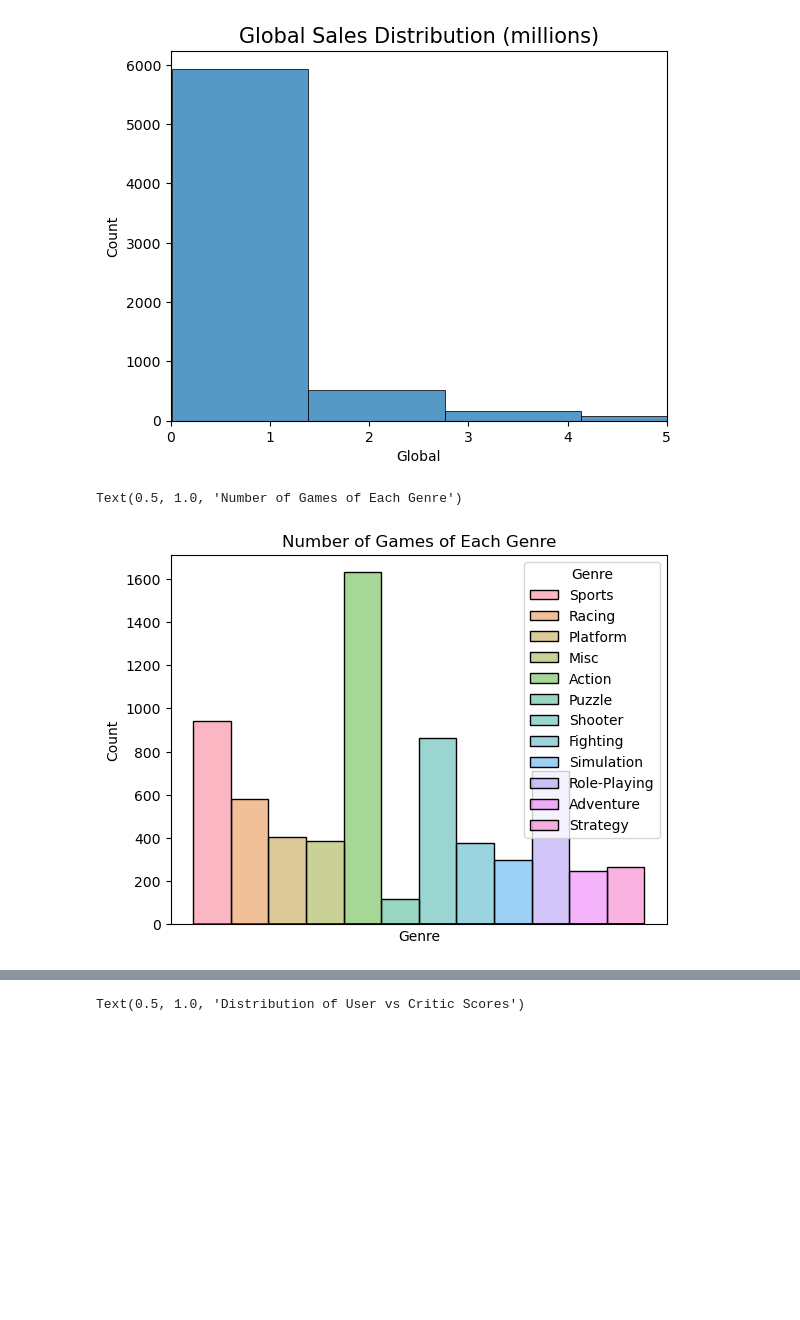
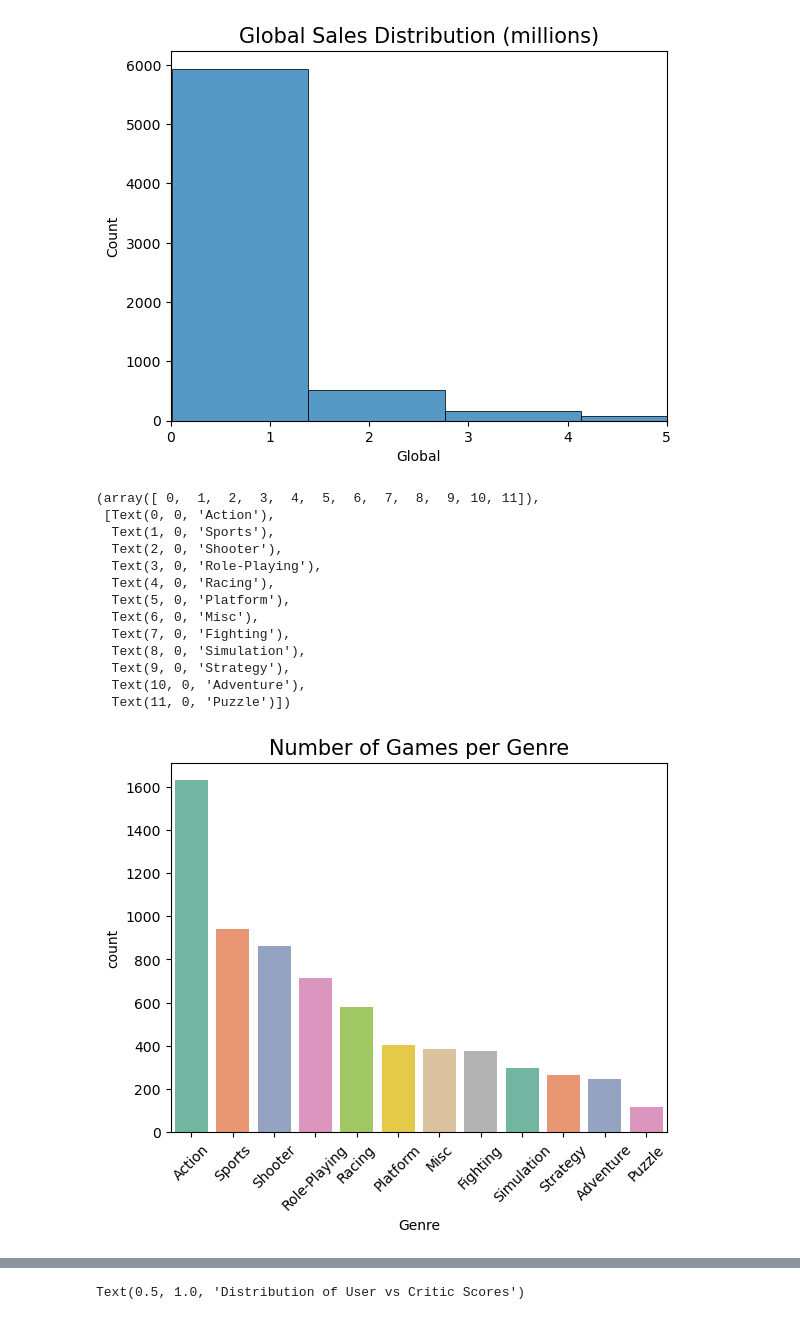
Before and after one commit to YanaStefanovich/EDA-Video-Game-Sales, a Jupyter notebook: Games.ipynb, the cells around one changed output, grey strips where cells are left out. Cells and saved outputs as stored; diff of their text form; code cells hidden in the pictures; blank space fills up the shorter version.

```diff
--- a/Games.ipynb
+++ b/Games.ipynb
@@ -158,10 +173,22 @@ plt.title('Global Sales Distribution (millions)', fontsize = 15)
 Text(0.5, 1.0, 'Global Sales Distribution (millions)')
 [figure]
 # %%
-sns.histplot(data = df, x = 'Genre', hue = 'Genre')
-plt.xticks([], [])
-plt.title('Number of Games of Each Genre')
+sns.countplot(data=df, x="Genre", order=df["Genre"].value_counts().index, palette="Set2")
+plt.title("Number of Games per Genre", fontsize=15)
+plt.xticks(rotation=45)
 # %% [output]
-Text(0.5, 1.0, 'Number of Games of Each Genre')
+(array([ 0,  1,  2,  3,  4,  5,  6,  7,  8,  9, 10, 11]),
+ [Text(0, 0, 'Action'),
+  Text(1, 0, 'Sports'),
+  Text(2, 0, 'Shooter'),
+  Text(3, 0, 'Role-Playing'),
+  Text(4, 0, 'Racing'),
+  Text(5, 0, 'Platform'),
+  Text(6, 0, 'Misc'),
+  Text(7, 0, 'Fighting'),
+  Text(8, 0, 'Simulation'),
+  Text(9, 0, 'Strategy'),
+  Text(10, 0, 'Adventure'),
+  Text(11, 0, 'Puzzle')])
-[figure, old version]
+[figure, new version]
 # %%
```
Also changed, not shown: parts of 9 cells of this notebook.
